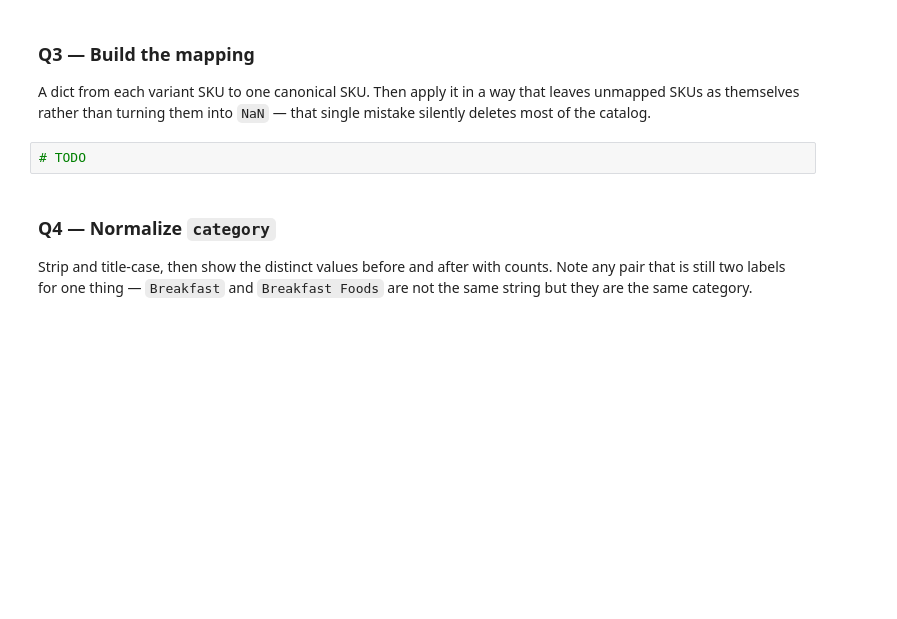
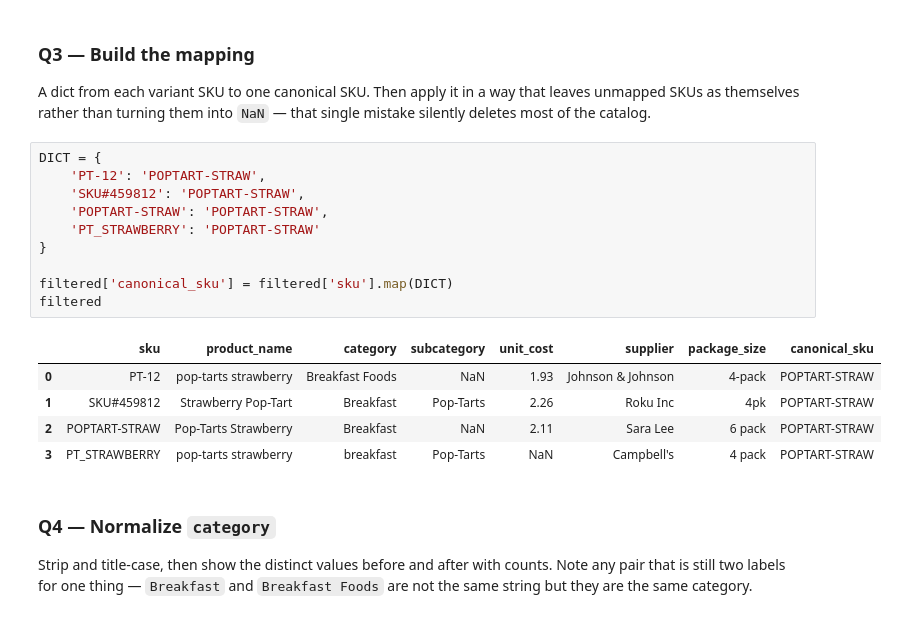
Before and after one commit to simichakravarty16/ds2002-fa26, a Jupyter notebook: notebooks/05-etl-walmart/2026-10-16 — Walmart Warm Up SKU Mess — Lab.ipynb, the cells around one changed output. Saved outputs shown, nothing was run; the diff lists cells and outputs as text; blank space fills up the shorter version.

Commit message:
Mapped variant SKUs to canonical SKUs in Q3

```diff
--- a/notebooks/05-etl-walmart/2026-10-16 — Walmart Warm Up SKU Mess — Lab.ipynb
+++ b/notebooks/05-etl-walmart/2026-10-16 — Walmart Warm Up SKU Mess — Lab.ipynb
@@ -79,8 +79,22 @@ Number of Strawberry Pop-Tart rows: 4
 ### Q3 — Build the mapping
 
 A dict from each variant SKU to one canonical SKU. Then apply it in a way that leaves unmapped SKUs as themselves rather than turning them into `NaN` — that single mistake silently deletes most of the catalog.
-# %%
-# TODO
+# %%
+DICT = {
+    'PT-12': 'POPTART-STRAW',
+    'SKU#459812': 'POPTART-STRAW',
+    'POPTART-STRAW': 'POPTART-STRAW',
+    'PT_STRAWBERRY': 'POPTART-STRAW'
+}
+
+filtered['canonical_sku'] = filtered['sku'].map(DICT)
+filtered
+# %% [output]
+|  | sku | product_name | category | subcategory | unit_cost | supplier | package_size | canonical_sku |
+| 0 | PT-12 | pop-tarts strawberry | Breakfast Foods | NaN | 1.93 | Johnson & Johnson | 4-pack | POPTART-STRAW |
+| 1 | SKU#459812 | Strawberry Pop-Tart | Breakfast | Pop-Tarts | 2.26 | Roku Inc | 4pk | POPTART-STRAW |
+| 2 | POPTART-STRAW | Pop-Tarts Strawberry | Breakfast | NaN | 2.11 | Sara Lee | 6 pack | POPTART-STRAW |
+| 3 | PT_STRAWBERRY | pop-tarts strawberry | breakfast | Pop-Tarts | NaN | Campbell's | 4 pack | POPTART-STRAW |
 # %% [markdown]
 ### Q4 — Normalize `category`
 
```
